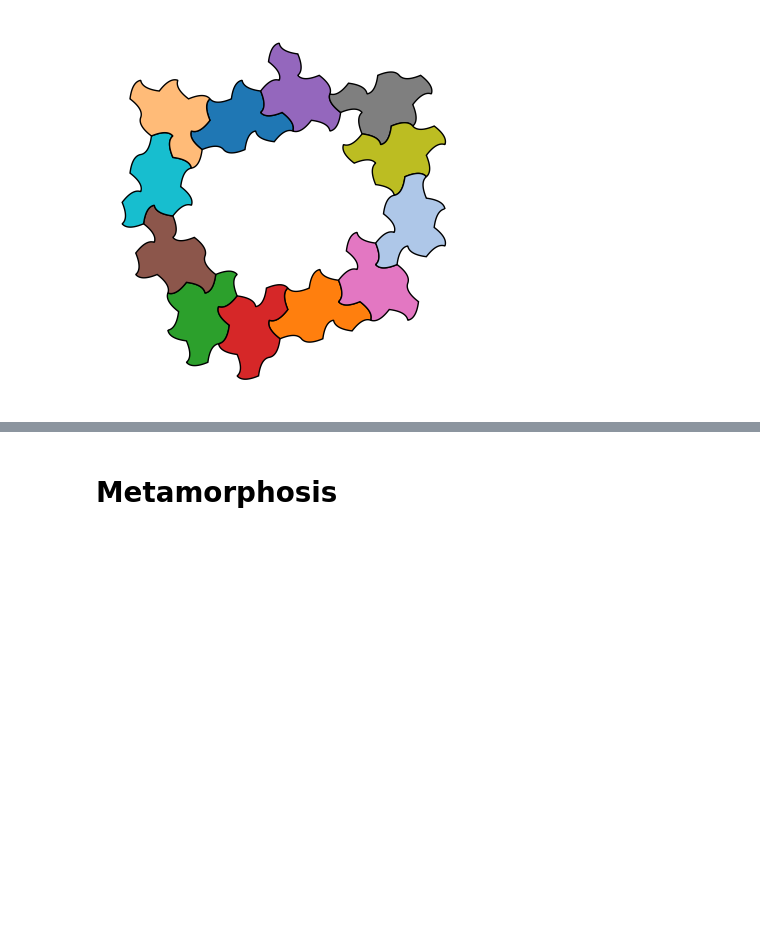
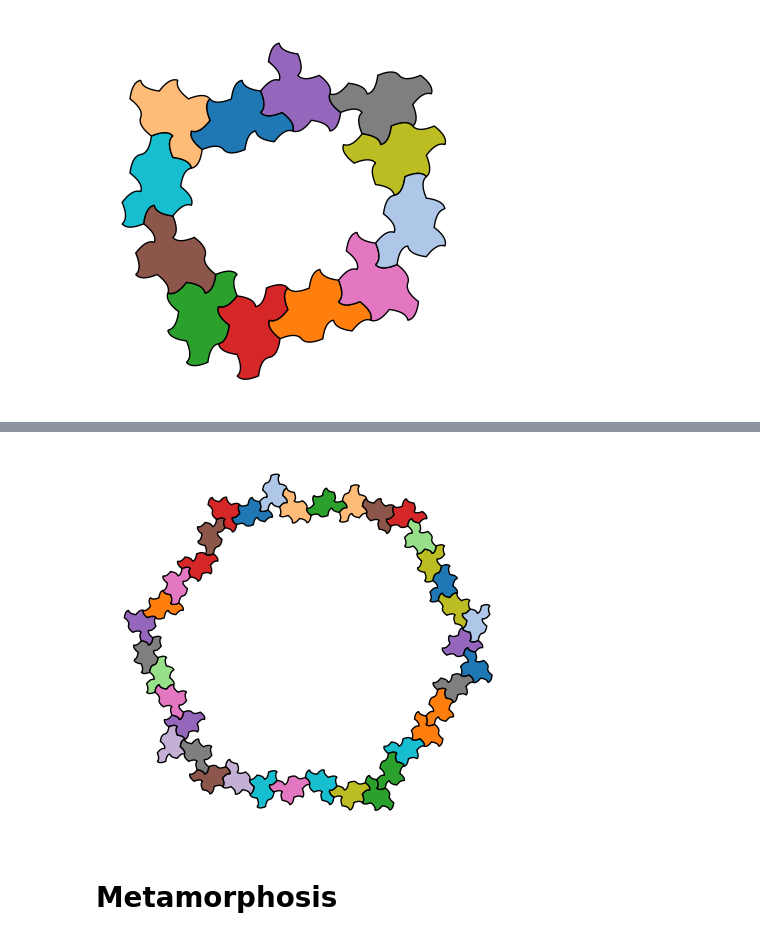
Before and after one commit to MrharN18/projekt-MatRac, a Jupyter notebook: hat-sat.ipynb, the cells around one changed output, grey strips where cells are left out. Saved outputs shown, nothing was run; the diff lists cells and outputs as text; code cells hidden in the pictures; blank space fills up the shorter version.

```diff
--- a/hat-sat.ipynb
+++ b/hat-sat.ipynb
@@ -838,2 +1041,20 @@ plt.savefig("images/spectre_ring.pdf", format="pdf", bbox_inches="tight")
+# %%
+fig, ax = plt.subplots()
+
+i = 0
+for k,tiles in tiling_with_unreflected_tiles.items():
+    if k==6:
+        for tile in tiles:
+            if polygon_orientation(tile) == 'CCW':
+                tile = tile[::-1]
+            plot_spectre(tile,ax,line,colors[i % len(colors)])
+            i+=1
+
+ax.set_aspect('equal', 'box')
+ax.autoscale_view()
+plt.axis('off')
+plt.savefig("images/6_spectre_ring.pdf", format="pdf", bbox_inches="tight")
+# %% [output]
+[figure, added]
 # %% [markdown]
 # Metamorphosis
```
Also changed, not shown: parts of 23 cells of this notebook, 1 other file.
